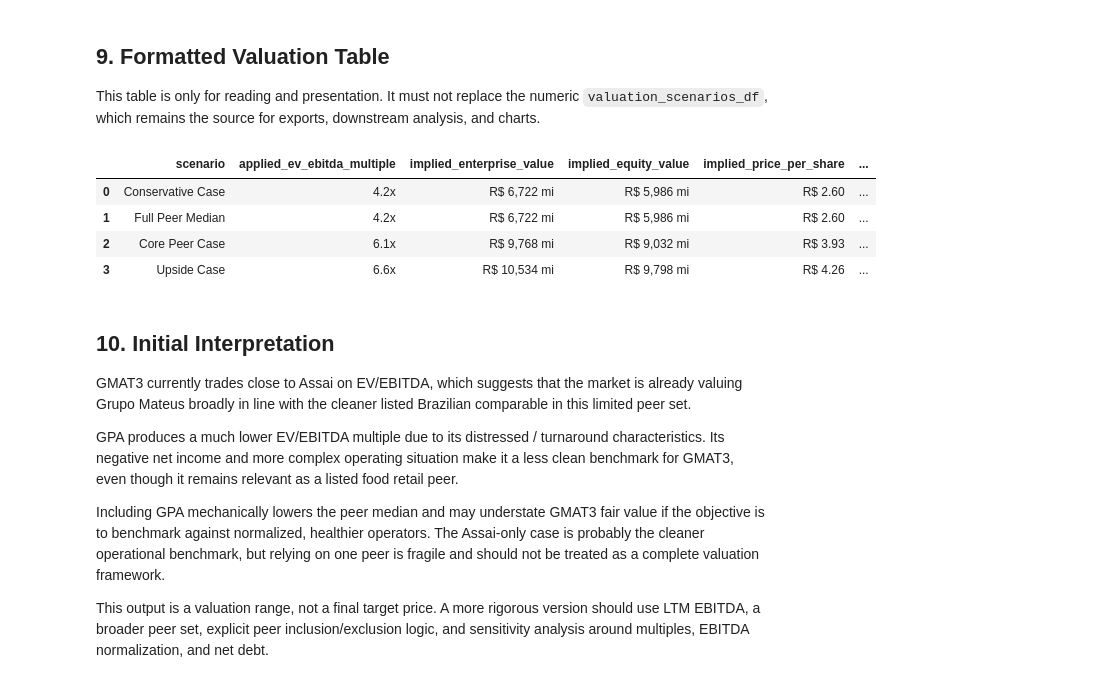
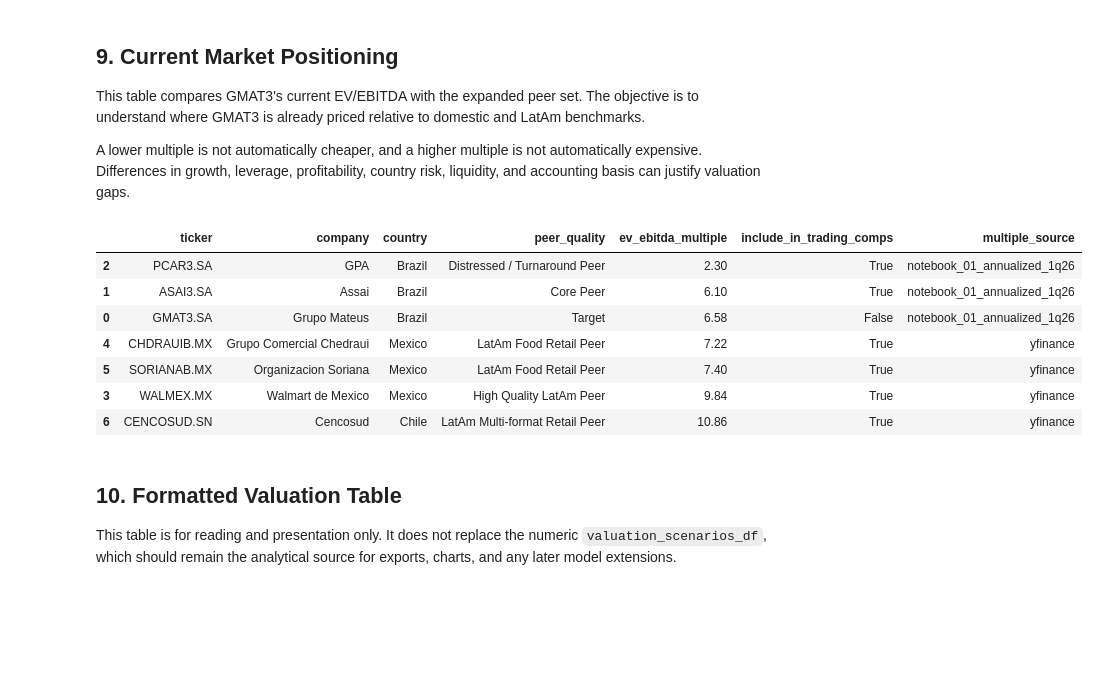
Before and after one commit to giorgiascherer21/gmat3-relative-valuation, a Jupyter notebook: notebooks/02-relative-valuation.ipynb, the cells around one changed output. Drawn from its saved outputs; the diff is of its cells as text; code cells hidden in the pictures; blank space fills up the shorter version.

```diff
--- a/notebooks/02-relative-valuation.ipynb
+++ b/notebooks/02-relative-valuation.ipynb
@@ -20,8 +24,19 @@ The notebook starts by loading the processed dataset created in notebook 01. Thi
 # %%
 processed_data_path = Path("../data/processed/master_valuation_dataset.csv")
+peer_universe_path = Path("../data/raw/peer_universe.csv")
+external_peer_multiples_path = Path("../data/raw/external_peer_multiples.csv")
+
 valuation_df = pd.read_csv(processed_data_path)
+peer_universe_df = pd.read_csv(peer_universe_path)
+external_peer_multiples_df = pd.read_csv(external_peer_multiples_path)
 
-valuation_df
+peer_universe_df["include_in_trading_comps"] = (
+    peer_universe_df["include_in_trading_comps"].astype(str).str.lower().eq("true")
+)
+
+display(valuation_df)
+display(peer_universe_df)
+display(external_peer_multiples_df)
 # %% [output]
 |  | ticker | company | sector | subsector | period | report_date | currency | revenue | ebitda | ebit | ... |
 | 0 | GMAT3.SA | Grupo Mateus | Consumer Staples | Food Retail | 1T26 | 2026-03-31 | BRL | 9402 | 400 | NaN | ... |
@@ -257,45 +450,40 @@ current_positioning_df
 # %% [markdown]
-## 9. Formatted Valuation Table
+## 9. Current Market Positioning
 
-This table is only for reading and presentation. It must not replace the numeric `valuation_scenarios_df`, which remains the source for exports, downstream analysis, and charts.
+This table compares GMAT3's current EV/EBITDA with the expanded peer set. The objective is to understand where GMAT3 is already priced relative to domestic and LatAm benchmarks.
+
+A lower multiple is not automatically cheaper, and a higher multiple is not automatically expensive. Differences in growth, leverage, profitability, country risk, liquidity, and accounting basis can justify valuation gaps.
 # %%
-display_df = valuation_scenarios_df.copy()
+current_positioning_df = expanded_peer_multiples_df[
+    expanded_peer_multiples_df["ticker"].isin(
+        [target_ticker] + trading_peers_df["ticker"].tolist()
+    )
+].copy()
 
-display_df["applied_ev_ebitda_multiple"] = display_df[
-    "applied_ev_ebitda_multiple"
-].apply(lambda value: "-" if pd.isna(value) else f"{value:,.1f}x")
+current_positioning_df = current_positioning_df[
+    [
+        "ticker",
+        "company",
+        "country",
+        "peer_quality",
+        "ev_ebitda_multiple",
+        "include_in_trading_comps",
+        "multiple_source",
+    ]
+].sort_values("ev_ebitda_multiple")
 
-display_df["implied_enterprise_value"] = display_df[
-    "implied_enterprise_value"
-].apply(lambda value: "-" if pd.isna(value) else f"R$ {value:,.0f} mi")
-
-display_df["implied_equity_value"] = display_df[
-    "implied_equity_value"
-].apply(lambda value: "-" if pd.isna(value) else f"R$ {value:,.0f} mi")
-
-display_df["implied_price_per_share"] = display_df[
-    "implied_price_per_share"
-].apply(lambda value: "-" if pd.isna(value) else f"R$ {value:,.2f}")
-
-display_df["upside_downside_pct"] = display_df[
-    "upside_downside_pct"
-].apply(lambda value: "-" if pd.isna(value) else f"{value:,.1f}%")
-
-display_df
+current_positioning_df
 # %% [output]
-|  | scenario | applied_ev_ebitda_multiple | implied_enterprise_value | implied_equity_value | implied_price_per_share | ... |
-| 0 | Conservative Case | 4.2x | R$ 6,722 mi | R$ 5,986 mi | R$ 2.60 | ... |
-| 1 | Full Peer Median | 4.2x | R$ 6,722 mi | R$ 5,986 mi | R$ 2.60 | ... |
-| 2 | Core Peer Case | 6.1x | R$ 9,768 mi | R$ 9,032 mi | R$ 3.93 | ... |
-| 3 | Upside Case | 6.6x | R$ 10,534 mi | R$ 9,798 mi | R$ 4.26 | ... |
+|  | ticker | company | country | peer_quality | ev_ebitda_multiple | include_in_trading_comps | multiple_source |
+| 2 | PCAR3.SA | GPA | Brazil | Distressed / Turnaround Peer | 2.30 | True | notebook_01_annualized_1q26 |
+| 1 | ASAI3.SA | Assai | Brazil | Core Peer | 6.10 | True | notebook_01_annualized_1q26 |
+| 0 | GMAT3.SA | Grupo Mateus | Brazil | Target | 6.58 | False | notebook_01_annualized_1q26 |
+| 4 | CHDRAUIB.MX | Grupo Comercial Chedraui | Mexico | LatAm Food Retail Peer | 7.22 | True | yfinance |
+| 5 | SORIANAB.MX | Organizacion Soriana | Mexico | LatAm Food Retail Peer | 7.40 | True | yfinance |
+| 3 | WALMEX.MX | Walmart de Mexico | Mexico | High Quality LatAm Peer | 9.84 | True | yfinance |
+| 6 | CENCOSUD.SN | Cencosud | Chile | LatAm Multi-format Retail Peer | 10.86 | True | yfinance |
 # %% [markdown]
-## 10. Initial Interpretation
+## 10. Formatted Valuation Table
 
-GMAT3 currently trades close to Assai on EV/EBITDA, which suggests that the market is already valuing Grupo Mateus broadly in line with the cleaner listed Brazilian comparable in this limited peer set.
-
-GPA produces a much lower EV/EBITDA multiple due to its distressed / turnaround characteristics. Its negative net income and more complex operating situation make it a less clean benchmark for GMAT3, even though it remains relevant as a listed food retail peer.
-
-Including GPA mechanically lowers the peer median and may understate GMAT3 fair value if the objective is to benchmark against normalized, healthier operators. The Assai-only case is probably the cleaner operational benchmark, but relying on one peer is fragile and should not be treated as a complete valuation framework.
-
-This output is a valuation range, not a final target price. A more rigorous version should use LTM EBITDA, a broader peer set, explicit peer inclusion/exclusion logic, and sensitivity analysis around multiples, EBITDA normalization, and net debt.
+This table is for reading and presentation only. It does not replace the numeric `valuation_scenarios_df`, which should remain the analytical source for exports, charts, and any later model extensions.
 # %%
```
Also changed, not shown: parts of 21 cells of this notebook, 18 other files.
